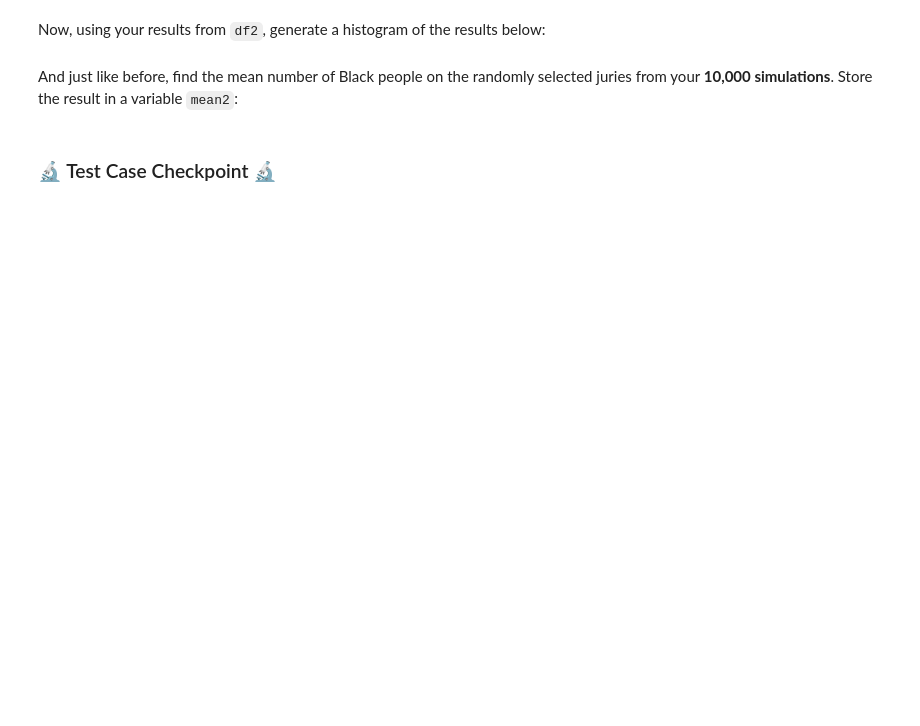
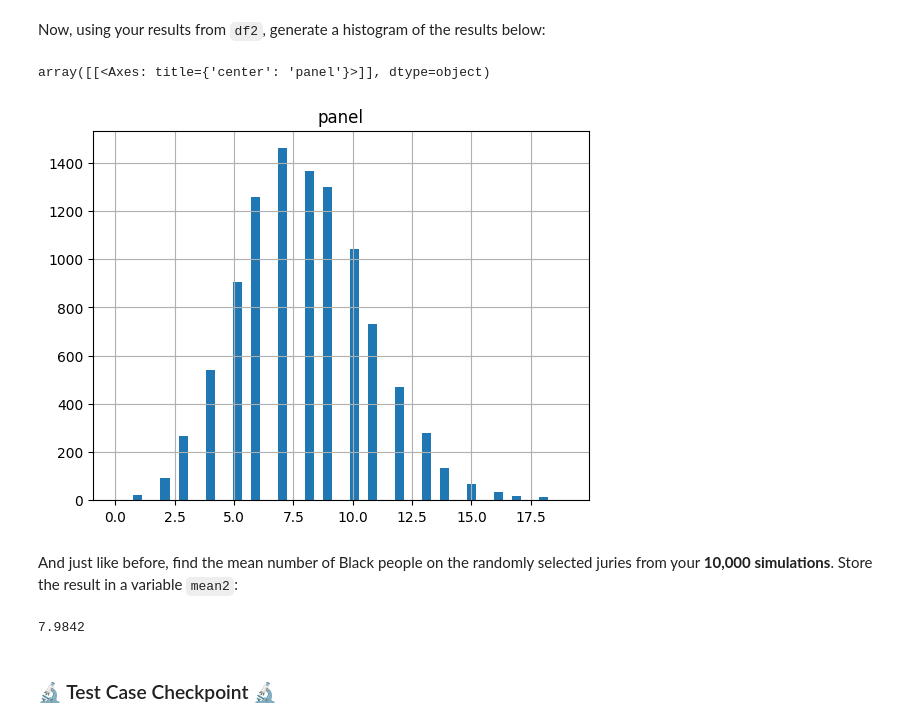
Before and after one commit to ryguy2k4/stat107, a Jupyter notebook: lab_justice/lab_justice.ipynb, the cells around one changed output. Drawn from its saved outputs; the diff is of its cells as text; code cells hidden in the pictures; blank space fills up the shorter version.

```diff
--- a/lab_justice/lab_justice.ipynb
+++ b/lab_justice/lab_justice.ipynb
@@ -162,0 +201,6 @@ First, run your simulation, storing data in a dataframe called `df2` with a colu
+# %%
+data = []
+for i in range(10000):
+    data.append({"panel": simulateJuryPanel()})
+df2 = pd.DataFrame(data)
+df2
@@ -182,8 +240,15 @@ Now, using your results from `df2`, generate a histogram of the results below:
+# %%
+df2.hist(bins=50)
+# %% [output]
+array([[<Axes: title={'center': 'panel'}>]], dtype=object)
+[figure, added]
 # %% [markdown]
 And just like before, find the mean number of Black people on the randomly selected juries from your **10,000 simulations**. Store the result in a variable `mean2`:
 # %%
-mean2 = ...
+mean2 = df2.panel.mean()
 mean2
+# %% [output]
+7.9842
 # %% [markdown]
 ### 🔬 Test Case Checkpoint 🔬
 # %%
```
Also changed, not shown: parts of 48 cells of this notebook.
